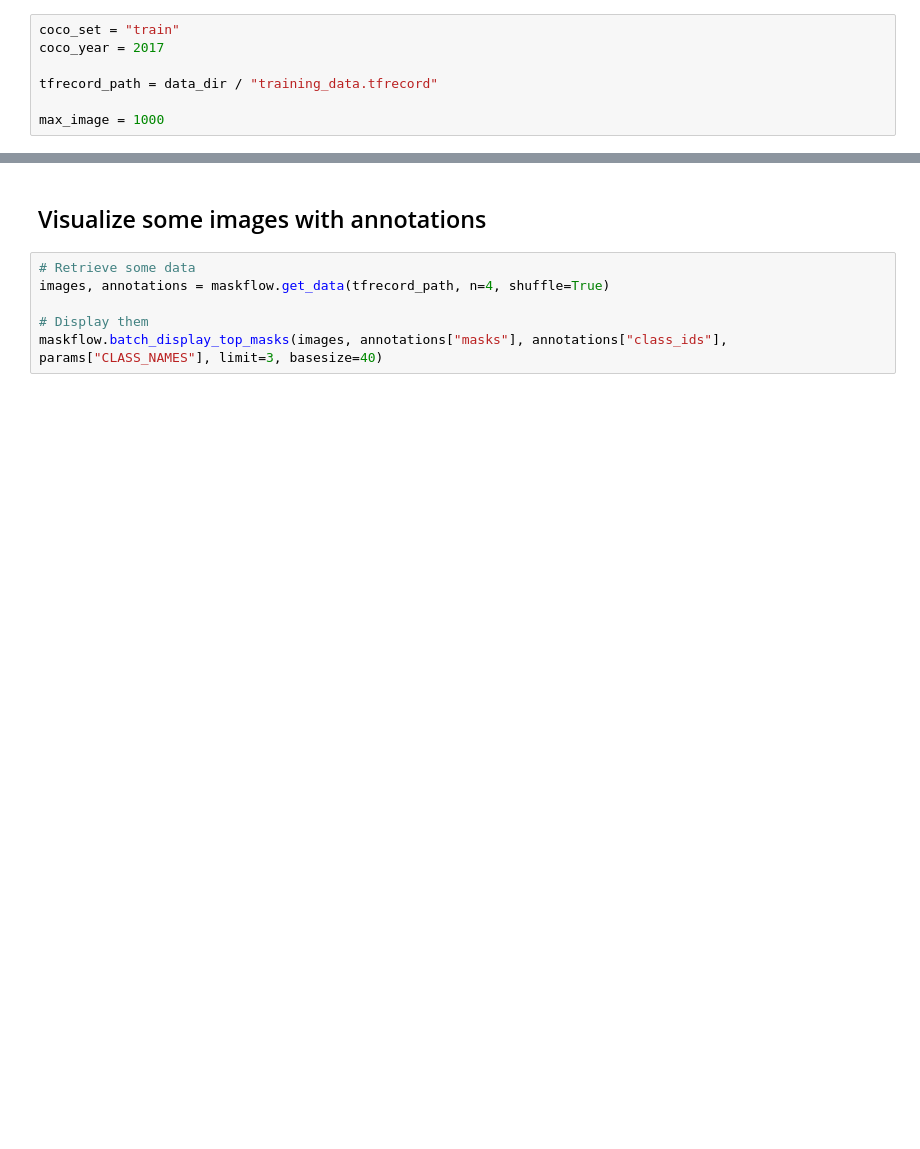
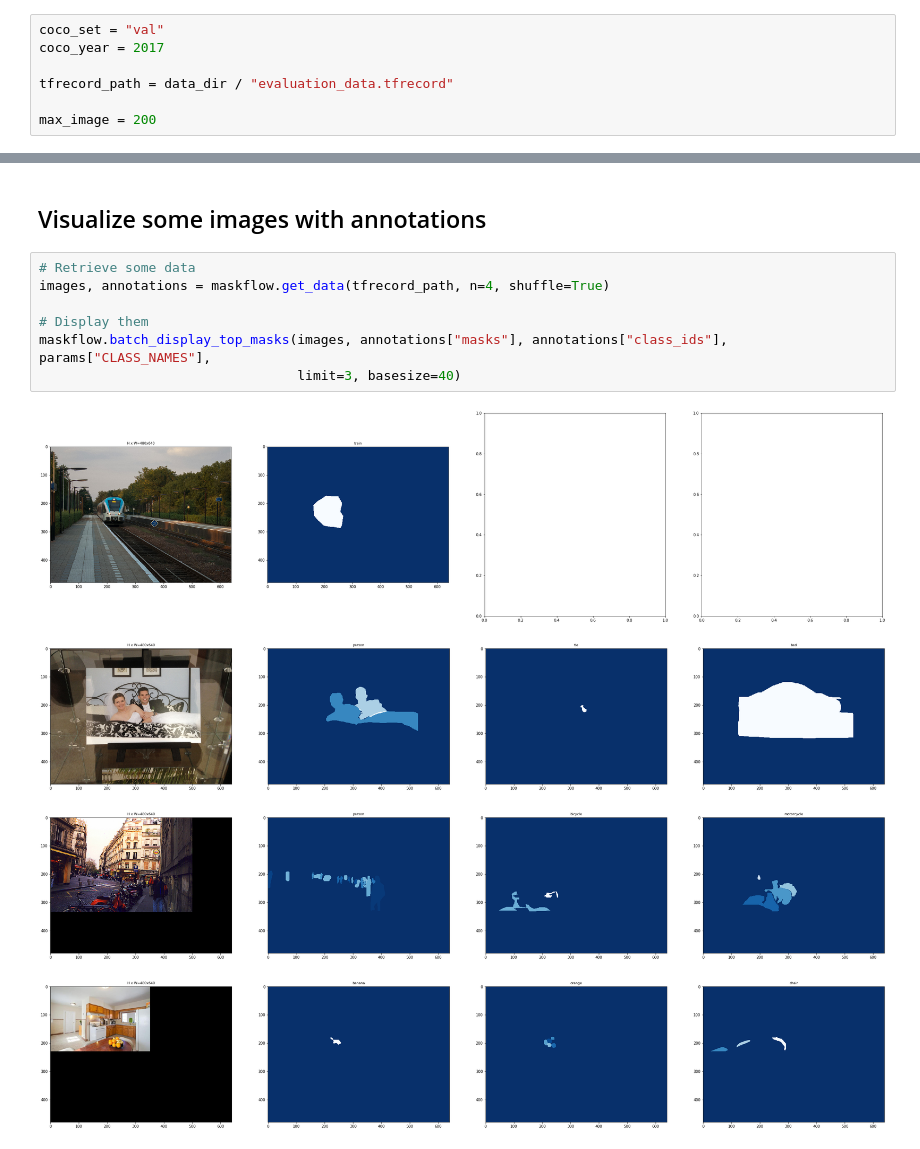
Before and after one commit to hadim/maskflow, a Jupyter notebook: notebooks/1_Build_Dataset/COCO/COCO.ipynb, the cells around one changed output, grey strips where cells are left out. Saved outputs shown, nothing was run; the diff lists cells and outputs as text; blank space fills up the shorter version.

```diff
--- a/notebooks/1_Build_Dataset/COCO/COCO.ipynb
+++ b/notebooks/1_Build_Dataset/COCO/COCO.ipynb
@@ -38,12 +38,12 @@ if not annotations_dir.is_dir():
 # %% [markdown]
 ## Define dataset to build
 # %%
-coco_set = "train"
+coco_set = "val"
 coco_year = 2017
 
-tfrecord_path = data_dir / "training_data.tfrecord"
+tfrecord_path = data_dir / "evaluation_data.tfrecord"
 
-max_image = 1000
+max_image = 200
 # %% [markdown]
 ## Build the dataset
 
@@ -98,6 +101,12 @@ loading annotations into memory...
 # %%
 # Retrieve some data
 images, annotations = maskflow.get_data(tfrecord_path, n=4, shuffle=True)
 
 # Display them
-maskflow.batch_display_top_masks(images, annotations["masks"], annotations["class_ids"], params["CLASS_NAMES"], limit=3, basesize=40)
+maskflow.batch_display_top_masks(images, annotations["masks"], annotations["class_ids"], params["CLASS_NAMES"],
+                                 limit=3, basesize=40)
+# %% [output]
+[figure, added]
+[figure, added]
+[figure, added]
+[figure, added]
```
Also changed, not shown: parts of 1 cell of this notebook, 1 other file.
